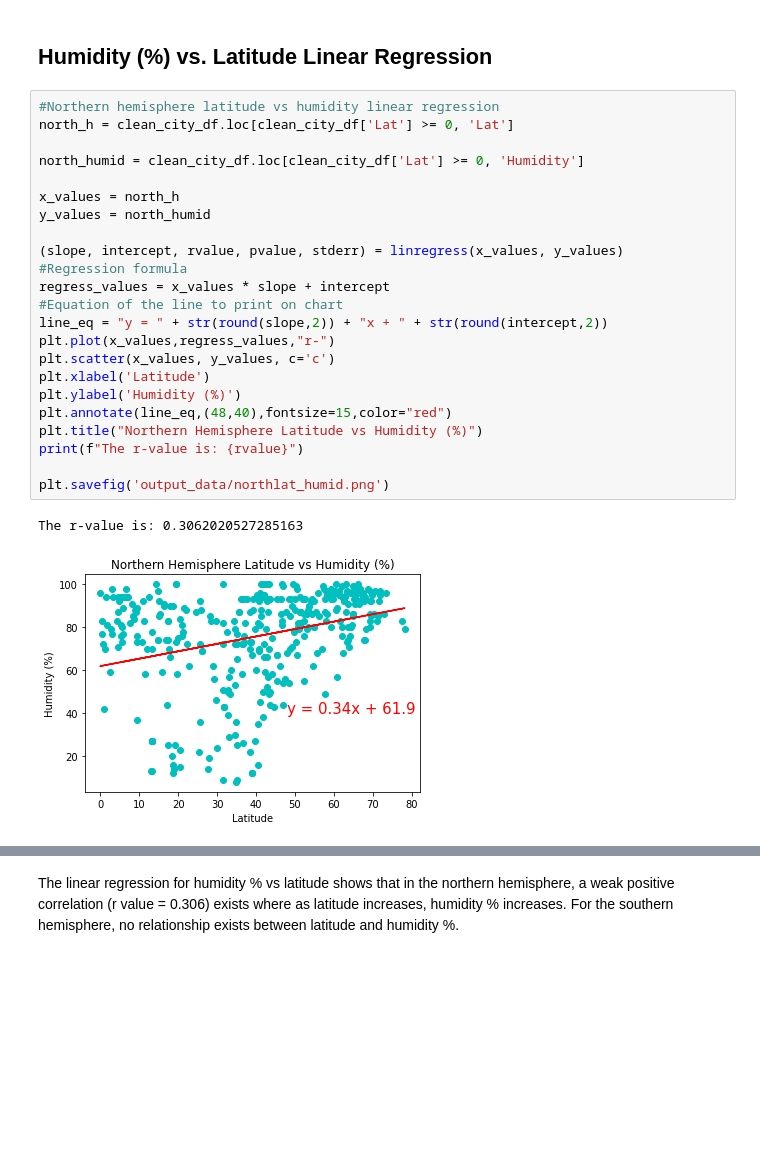
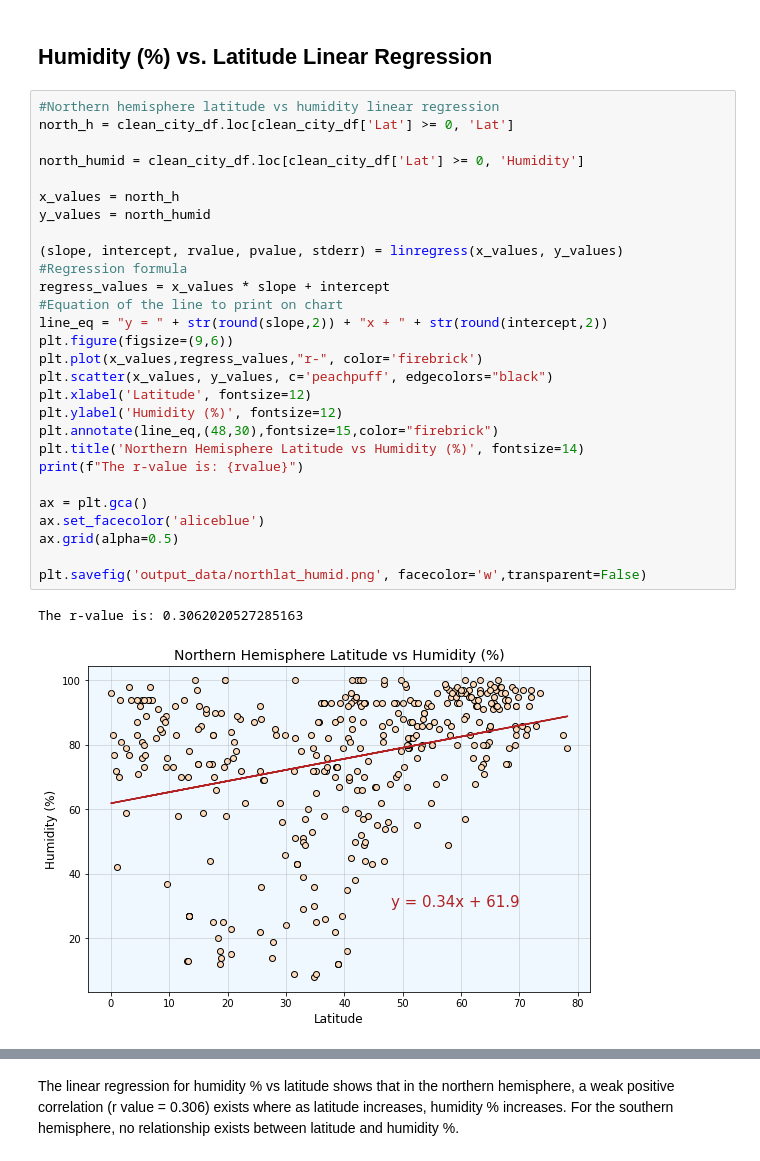
Before and after one commit to jeosqueri/City-Weather-Analysis, a Jupyter notebook: WeatherPy/WeatherPy2.ipynb, the cells around one changed output, grey strips where cells are left out. Drawn from its saved outputs; the diff is of its cells as text; blank space fills up the shorter version.

Commit message:
cleaned up comments on weatherpy, reformatted charts to make them look better, added full write up to readme file of weatherpy/assignment description

```diff
--- a/WeatherPy/WeatherPy2.ipynb
+++ b/WeatherPy/WeatherPy2.ipynb
@@ -189,29 +217,34 @@ The linear regressions for northern hemisphere and southern hemisphere max temp
 # %%
 #Northern hemisphere latitude vs humidity linear regression
 north_h = clean_city_df.loc[clean_city_df['Lat'] >= 0, 'Lat']
 
 north_humid = clean_city_df.loc[clean_city_df['Lat'] >= 0, 'Humidity']
 
 x_values = north_h
 y_values = north_humid
 
 (slope, intercept, rvalue, pvalue, stderr) = linregress(x_values, y_values)
 #Regression formula
 regress_values = x_values * slope + intercept
 #Equation of the line to print on chart
 line_eq = "y = " + str(round(slope,2)) + "x + " + str(round(intercept,2))
-plt.plot(x_values,regress_values,"r-")
-plt.scatter(x_values, y_values, c='c')
-plt.xlabel('Latitude')
-plt.ylabel('Humidity (%)')
-plt.annotate(line_eq,(48,40),fontsize=15,color="red")
-plt.title("Northern Hemisphere Latitude vs Humidity (%)")
+plt.figure(figsize=(9,6))
+plt.plot(x_values,regress_values,"r-", color='firebrick')
+plt.scatter(x_values, y_values, c='peachpuff', edgecolors="black")
+plt.xlabel('Latitude', fontsize=12)
+plt.ylabel('Humidity (%)', fontsize=12)
+plt.annotate(line_eq,(48,30),fontsize=15,color="firebrick")
+plt.title('Northern Hemisphere Latitude vs Humidity (%)', fontsize=14)
 print(f"The r-value is: {rvalue}")
 
-plt.savefig('output_data/northlat_humid.png')
+ax = plt.gca()
+ax.set_facecolor('aliceblue')
+ax.grid(alpha=0.5)
+
+plt.savefig('output_data/northlat_humid.png', facecolor='w',transparent=False)
 # %% [output]
 The r-value is: 0.3062020527285163
-[figure, old version]
+[figure, new version]
 # %%
 #Southern hemisphere latitude vs humidity
 south_humid = clean_city_df.loc[clean_city_df['Lat'] <= 0, 'Humidity']
```
Also changed, not shown: parts of 12 cells of this notebook, 16 other files.
